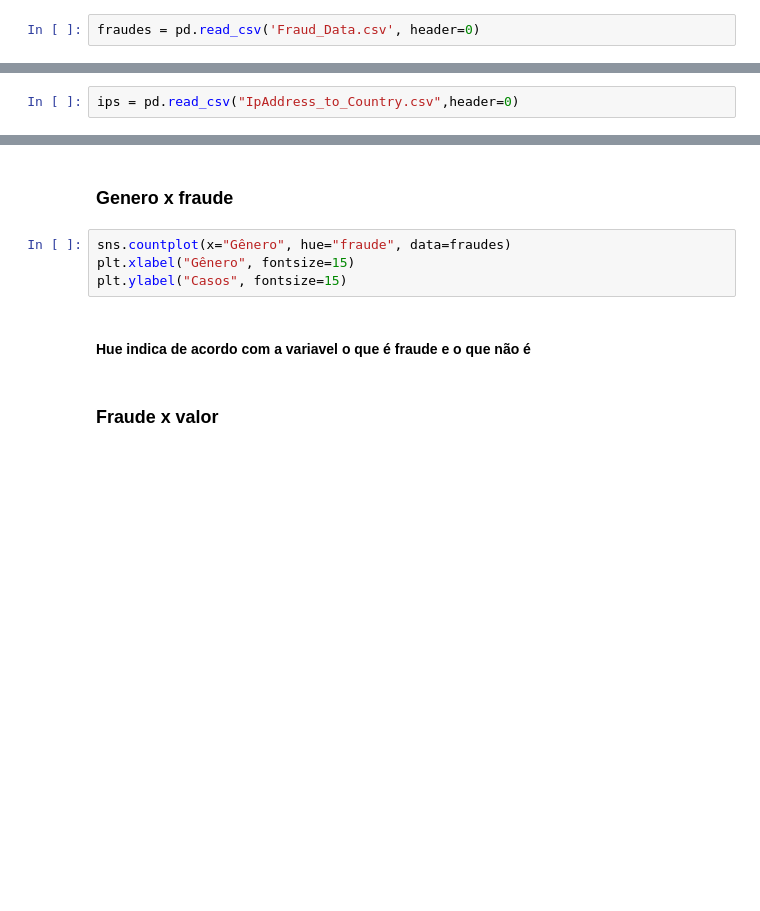
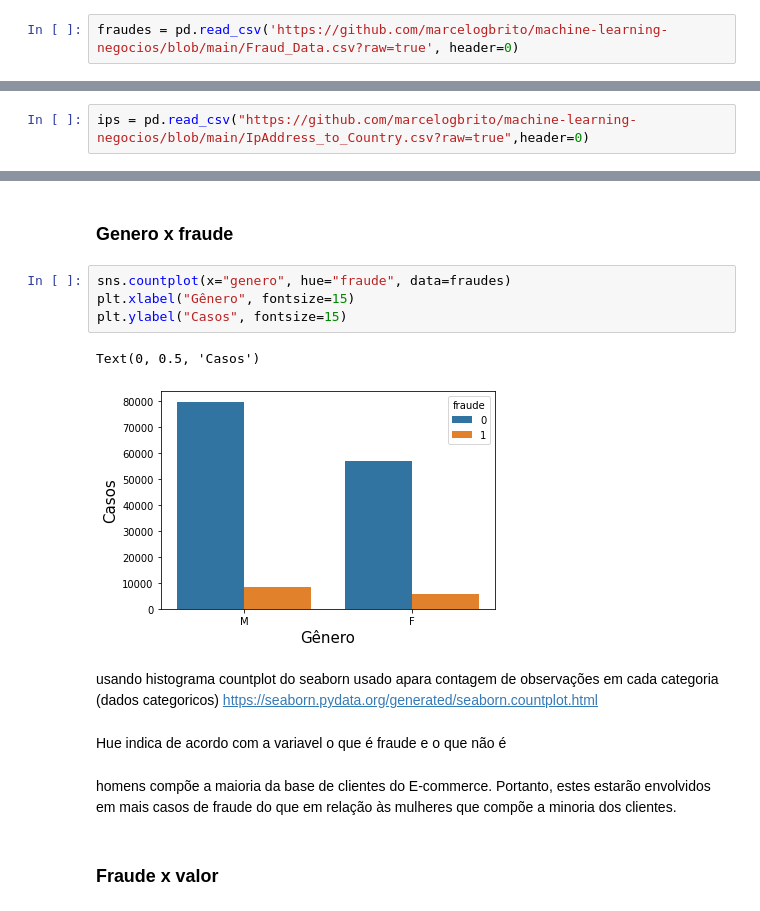
Before and after one commit to marcelogbrito/machine-learning-negocios, a Jupyter notebook: DeteccaoFraudes.ipynb, the cells around one changed output, grey strips where cells are left out. Drawn from its saved outputs; the diff is of its cells as text; blank space fills up the shorter version.

```diff
--- a/DeteccaoFraudes.ipynb
+++ b/DeteccaoFraudes.ipynb
@@ -9,4 +9,4 @@ import itertools
 from datetime import timedelta
 from IPython.display import display
 # %%
-fraudes = pd.read_csv('Fraud_Data.csv', header=0)
+fraudes = pd.read_csv('https://github.com/marcelogbrito/machine-learning-negocios/blob/main/Fraud_Data.csv?raw=true', header=0)
@@ -15,4 +13,4 @@ FileNotFoundError: ignored
 # %%
-ips = pd.read_csv("IpAddress_to_Country.csv",header=0)
+ips = pd.read_csv("https://github.com/marcelogbrito/machine-learning-negocios/blob/main/IpAddress_to_Country.csv?raw=true",header=0)
 # %%
 fraudes.dtypes
@@ -80,11 +192,18 @@ import seaborn as sns
 # %% [markdown]
 ### Genero x fraude
 # %%
-sns.countplot(x="Gênero", hue="fraude", data=fraudes)
+sns.countplot(x="genero", hue="fraude", data=fraudes)
 plt.xlabel("Gênero", fontsize=15)
 plt.ylabel("Casos", fontsize=15)
+# %% [output]
+Text(0, 0.5, 'Casos')
+[figure, added]
+# %% [markdown]
+usando histograma countplot do seaborn usado apara contagem de observações em cada categoria (dados categoricos) https://seaborn.pydata.org/generated/seaborn.countplot.html
 # %% [markdown]
-#### Hue indica de acordo com a variavel o que é fraude e o que não é
+Hue indica de acordo com a variavel o que é fraude e o que não é
+# %% [markdown]
+homens compõe a maioria da base de clientes do E-commerce. Portanto, estes estarão envolvidos em mais casos de fraude do que em relação às mulheres que compõe a minoria dos clientes.
 # %% [markdown]
 ### Fraude x valor
 # %%
```
Also changed, not shown: parts of 24 cells of this notebook.
